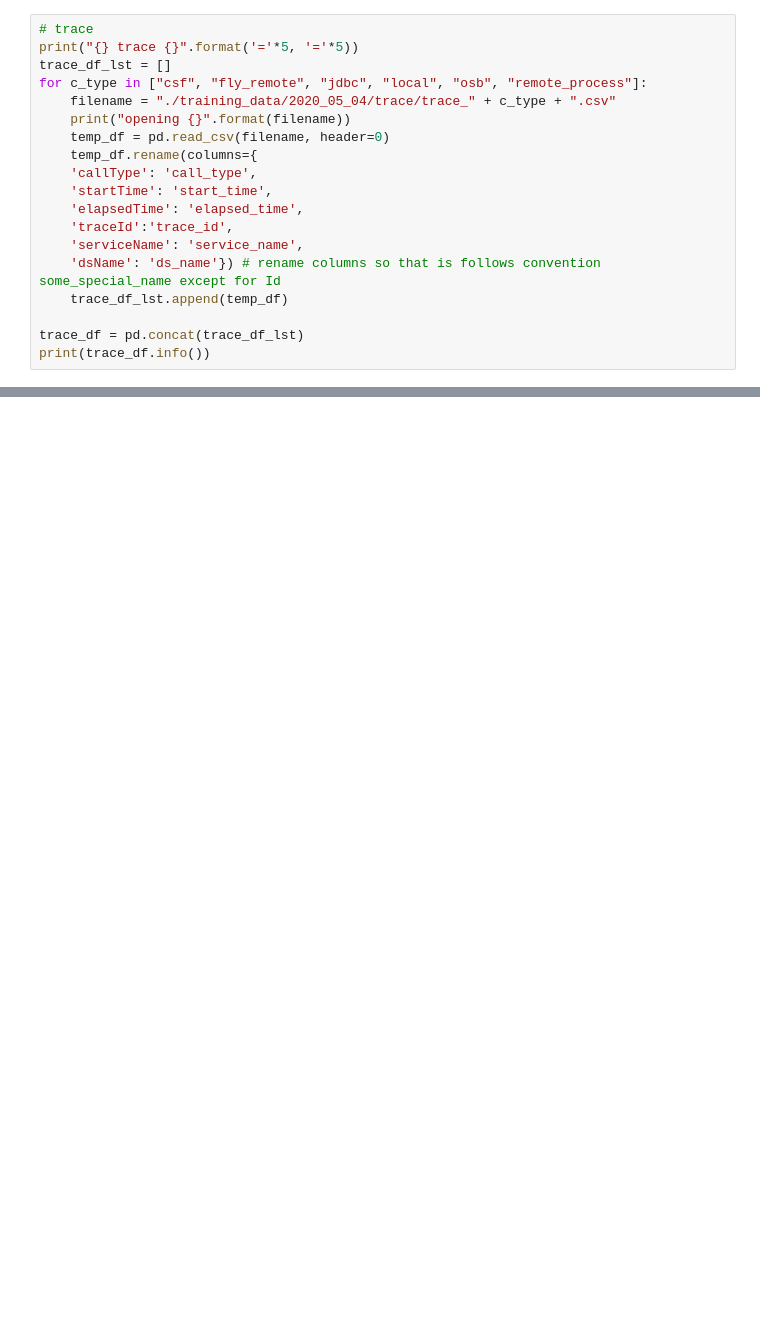
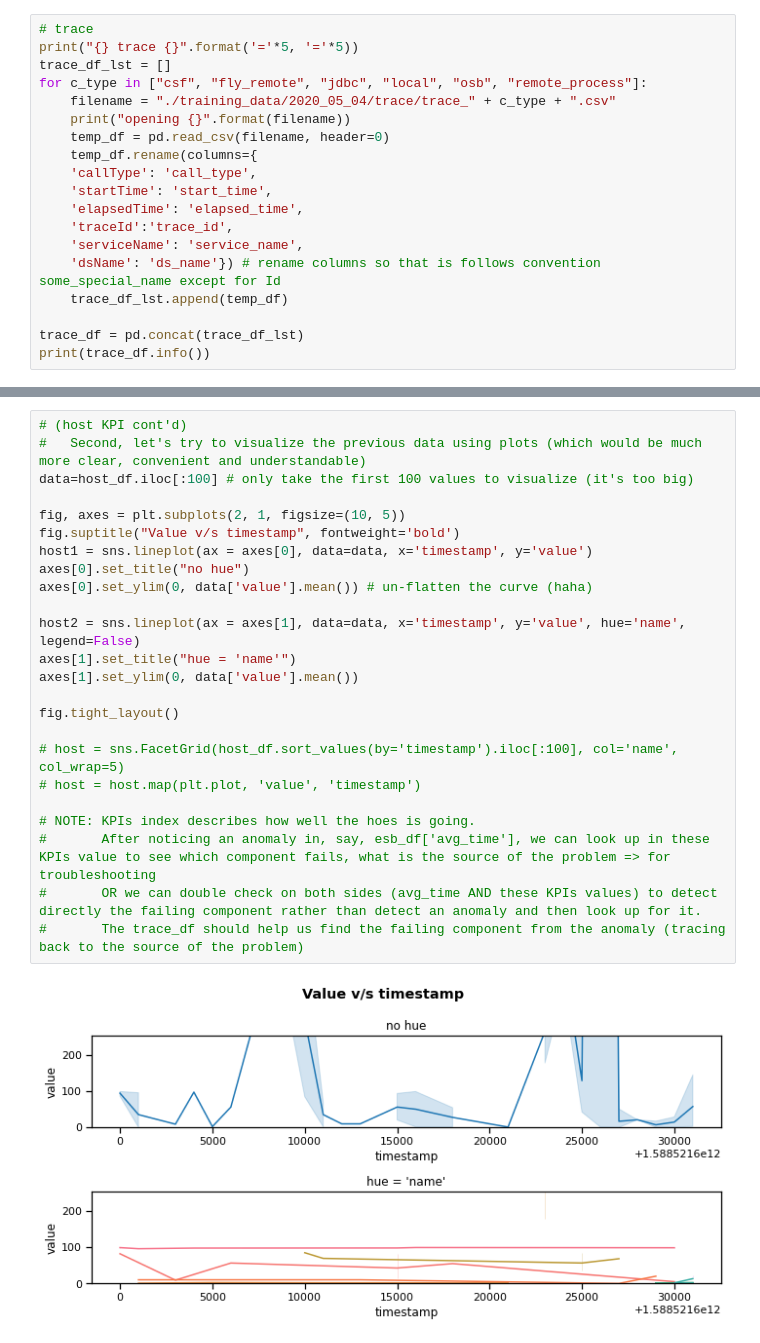
Before and after one commit to DANM-team/ANM-project, a Jupyter notebook: project.ipynb, the cells around one changed output, grey strips where cells are left out. Cells and saved outputs as stored; diff of their text form; blank space fills up the shorter version.

```diff
--- a/project.ipynb
+++ b/project.ipynb
@@ -82,0 +154,26 @@ memory usage: 127.5+ MB
+# %%
+# (host KPI cont'd)
+#   Second, let's try to visualize the previous data using plots (which would be much more clear, convenient and understandable)
+data=host_df.iloc[:100] # only take the first 100 values to visualize (it's too big)
+
+fig, axes = plt.subplots(2, 1, figsize=(10, 5))
+fig.suptitle("Value v/s timestamp", fontweight='bold')
+host1 = sns.lineplot(ax = axes[0], data=data, x='timestamp', y='value')
+axes[0].set_title("no hue")
+axes[0].set_ylim(0, data['value'].mean()) # un-flatten the curve (haha)
+
+host2 = sns.lineplot(ax = axes[1], data=data, x='timestamp', y='value', hue='name', legend=False)
+axes[1].set_title("hue = 'name'")
+axes[1].set_ylim(0, data['value'].mean())
+
+fig.tight_layout()
+
+# host = sns.FacetGrid(host_df.sort_values(by='timestamp').iloc[:100], col='name', col_wrap=5)
+# host = host.map(plt.plot, 'value', 'timestamp')
+
+# NOTE: KPIs index describes how well the hoes is going.
+#       After noticing an anomaly in, say, esb_df['avg_time'], we can look up in these KPIs value to see which component fails, what is the source of the problem => for troubleshooting
+#       OR we can double check on both sides (avg_time AND these KPIs values) to detect directly the failing component rather than detect an anomaly and then look up for it.
+#       The trace_df should help us find the failing component from the anomaly (tracing back to the source of the problem)
+# %% [output]
+[figure, added]
```
Also changed, not shown: parts of 9 cells of this notebook.
